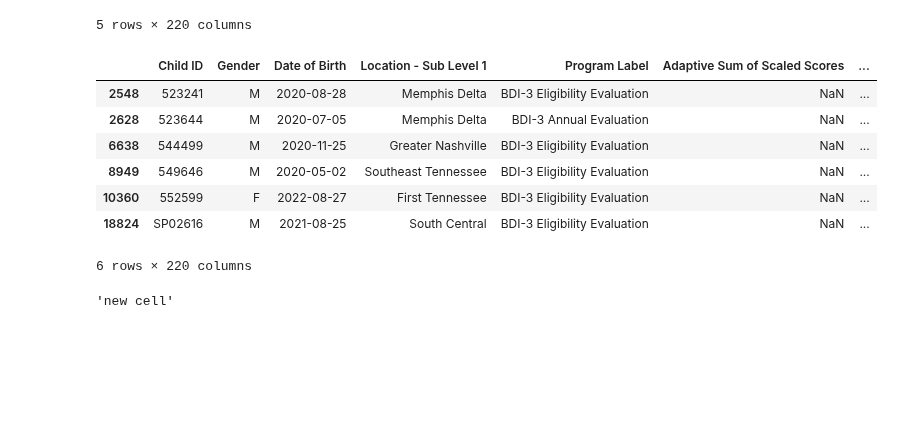
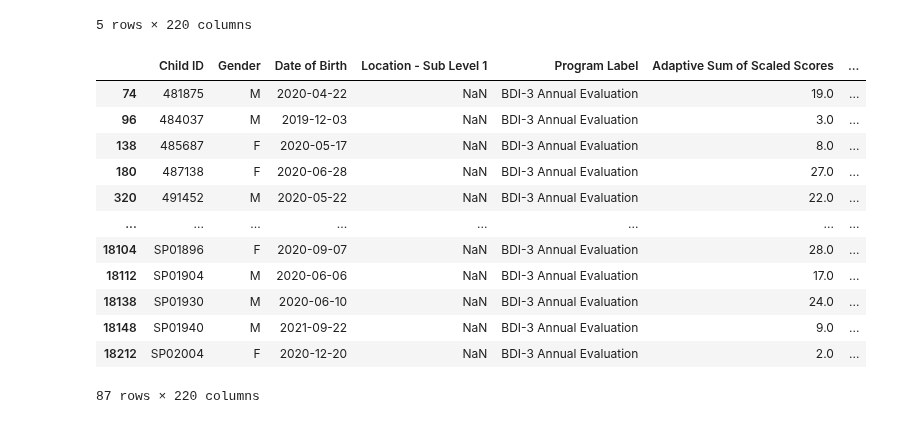
Before and after one commit to NSS-Data-Analytics-Cohort-10/teis-concat-dog, a Jupyter notebook: notebooks/teis-rushi.ipynb, the cells around one changed output. Drawn from its saved outputs; the diff is of its cells as text; code cells hidden in the pictures; blank space fills up the shorter version.

Commit message:
first push to rushi2

```diff
--- a/notebooks/teis-rushi.ipynb
+++ b/notebooks/teis-rushi.ipynb
@@ -209,18 +209,19 @@ dataset.head()
 | 3 | 54344 | F | 2022-03-07 | Southeast Tennessee | BDI-3 Eligibility Evaluation | 13.0 | ... |
 | 4 | 54515 | M | 2021-11-04 | Memphis Delta | BDI-3 Eligibility Evaluation | 5.0 | ... |
 5 rows × 220 columns
-# %%
-dataset[dataset['Adaptive-Self Care Date of Testing'].isnull()]
-# %% [output]
-|  | Child ID | Gender | Date of Birth | Location - Sub Level 1 | Program Label | Adaptive Sum of Scaled Scores | ... |
-| 2548 | 523241 | M | 2020-08-28 | Memphis Delta | BDI-3 Eligibility Evaluation | NaN | ... |
-| 2628 | 523644 | M | 2020-07-05 | Memphis Delta | BDI-3 Annual Evaluation | NaN | ... |
-| 6638 | 544499 | M | 2020-11-25 | Greater Nashville | BDI-3 Eligibility Evaluation | NaN | ... |
-| 8949 | 549646 | M | 2020-05-02 | Southeast Tennessee | BDI-3 Eligibility Evaluation | NaN | ... |
-| 10360 | 552599 | F | 2022-08-27 | First Tennessee | BDI-3 Eligibility Evaluation | NaN | ... |
-| 18824 | SP02616 | M | 2021-08-25 | South Central | BDI-3 Eligibility Evaluation | NaN | ... |
-6 rows × 220 columns
-# %%
-'new cell'
-# %% [output]
-'new cell'
+# %%
+dataset[dataset['Location - Sub Level 1'].isnull()]
+# %% [output]
+|  | Child ID | Gender | Date of Birth | Location - Sub Level 1 | Program Label | Adaptive Sum of Scaled Scores | ... |
+| 74 | 481875 | M | 2020-04-22 | NaN | BDI-3 Annual Evaluation | 19.0 | ... |
+| 96 | 484037 | M | 2019-12-03 | NaN | BDI-3 Annual Evaluation | 3.0 | ... |
+| 138 | 485687 | F | 2020-05-17 | NaN | BDI-3 Annual Evaluation | 8.0 | ... |
+| 180 | 487138 | F | 2020-06-28 | NaN | BDI-3 Annual Evaluation | 27.0 | ... |
+| 320 | 491452 | M | 2020-05-22 | NaN | BDI-3 Annual Evaluation | 22.0 | ... |
+| ... | ... | ... | ... | ... | ... | ... | ... |
+| 18104 | SP01896 | F | 2020-09-07 | NaN | BDI-3 Annual Evaluation | 28.0 | ... |
+| 18112 | SP01904 | M | 2020-06-06 | NaN | BDI-3 Annual Evaluation | 17.0 | ... |
+| 18138 | SP01930 | M | 2020-06-10 | NaN | BDI-3 Annual Evaluation | 24.0 | ... |
+| 18148 | SP01940 | M | 2021-09-22 | NaN | BDI-3 Annual Evaluation | 9.0 | ... |
+| 18212 | SP02004 | F | 2020-12-20 | NaN | BDI-3 Annual Evaluation | 2.0 | ... |
+87 rows × 220 columns
```
Also changed, not shown: parts of 2 cells of this notebook.
